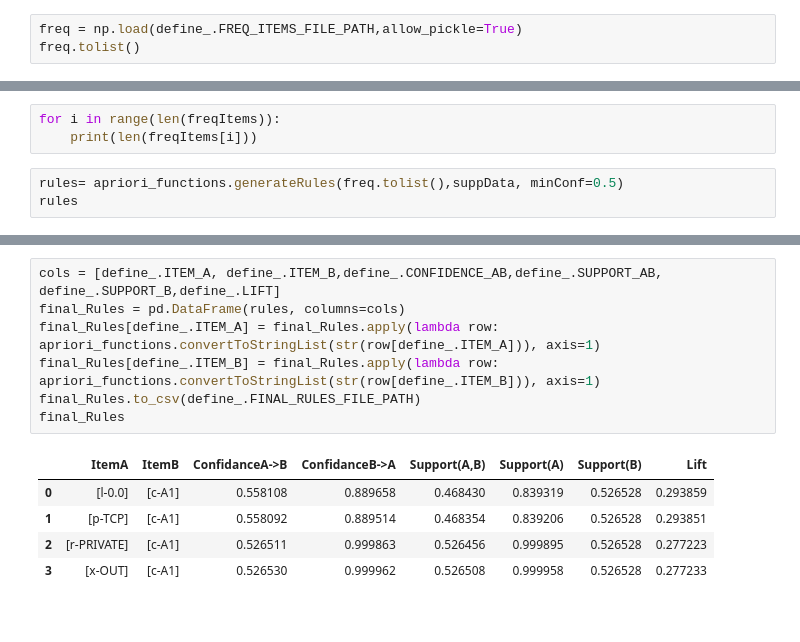
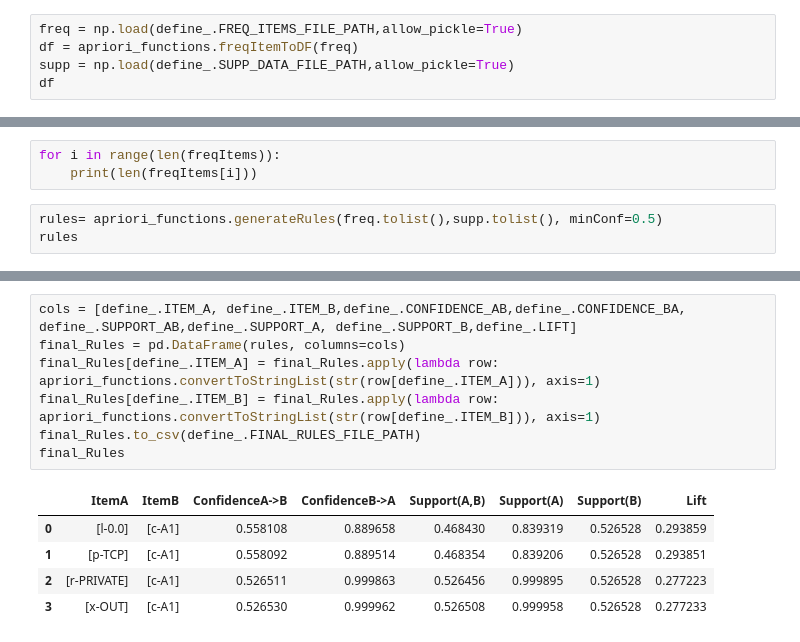
Before and after one commit to sandu9618/apriori, a Jupyter notebook: apriori.ipynb, the cells around one changed output, grey strips where cells are left out. Cells and saved outputs as stored; diff of their text form.

Commit message:
Freq data frame

```diff
--- a/apriori.ipynb
+++ b/apriori.ipynb
@@ -69,4 +71,6 @@ np.save(define_.SUPP_DATA_FILE_PATH,np.array(suppData))
 # %%
 freq = np.load(define_.FREQ_ITEMS_FILE_PATH,allow_pickle=True)
-freq.tolist()
+df = apriori_functions.freqItemToDF(freq)
+supp = np.load(define_.SUPP_DATA_FILE_PATH,allow_pickle=True)
+df
 # %% [output]
@@ -91,6 +91,6 @@ freq.tolist()
 for i in range(len(freqItems)):
     print(len(freqItems[i]))
 # %%
-rules= apriori_functions.generateRules(freq.tolist(),suppData, minConf=0.5)
+rules= apriori_functions.generateRules(freq.tolist(),supp.tolist(), minConf=0.5)
 rules
 # %% [output]
@@ -98,12 +118,12 @@ NameError: name 'suppData' is not defined
 # %%
-cols = [define_.ITEM_A, define_.ITEM_B,define_.CONFIDENCE_AB,define_.SUPPORT_AB, define_.SUPPORT_B,define_.LIFT]
+cols = [define_.ITEM_A, define_.ITEM_B,define_.CONFIDENCE_AB,define_.CONFIDENCE_BA, define_.SUPPORT_AB,define_.SUPPORT_A, define_.SUPPORT_B,define_.LIFT]
 final_Rules = pd.DataFrame(rules, columns=cols)
 final_Rules[define_.ITEM_A] = final_Rules.apply(lambda row: apriori_functions.convertToStringList(str(row[define_.ITEM_A])), axis=1)
 final_Rules[define_.ITEM_B] = final_Rules.apply(lambda row: apriori_functions.convertToStringList(str(row[define_.ITEM_B])), axis=1)
 final_Rules.to_csv(define_.FINAL_RULES_FILE_PATH)
 final_Rules
 # %% [output]
-|  | ItemA | ItemB | ConfidanceA->B | ConfidanceB->A | Support(A,B) | Support(A) | Support(B) | Lift |
+|  | ItemA | ItemB | ConfidenceA->B | ConfidenceB->A | Support(A,B) | Support(A) | Support(B) | Lift |
 | 0 | [l-0.0] | [c-A1] | 0.558108 | 0.889658 | 0.468430 | 0.839319 | 0.526528 | 0.293859 |
 | 1 | [p-TCP] | [c-A1] | 0.558092 | 0.889514 | 0.468354 | 0.839206 | 0.526528 | 0.293851 |
 | 2 | [r-PRIVATE] | [c-A1] | 0.526511 | 0.999863 | 0.526456 | 0.999895 | 0.526528 | 0.277223 |
```
Also changed, not shown: parts of 5 cells of this notebook, 2 other files.
